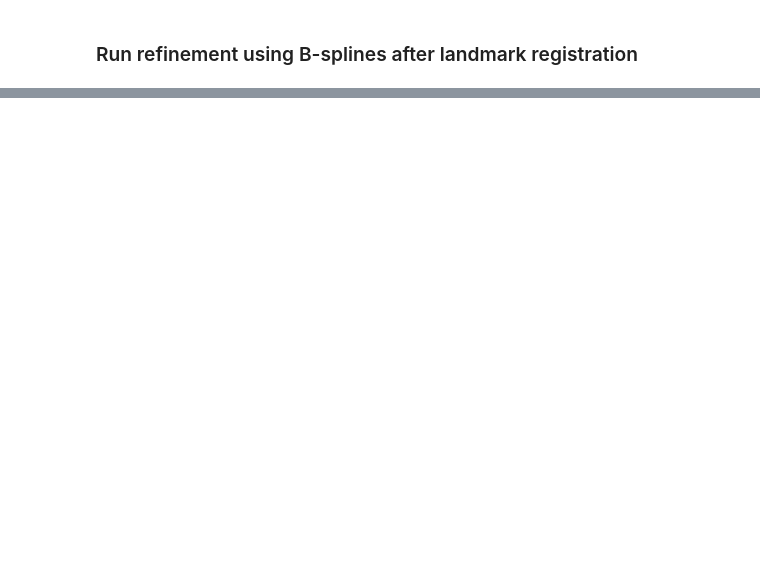
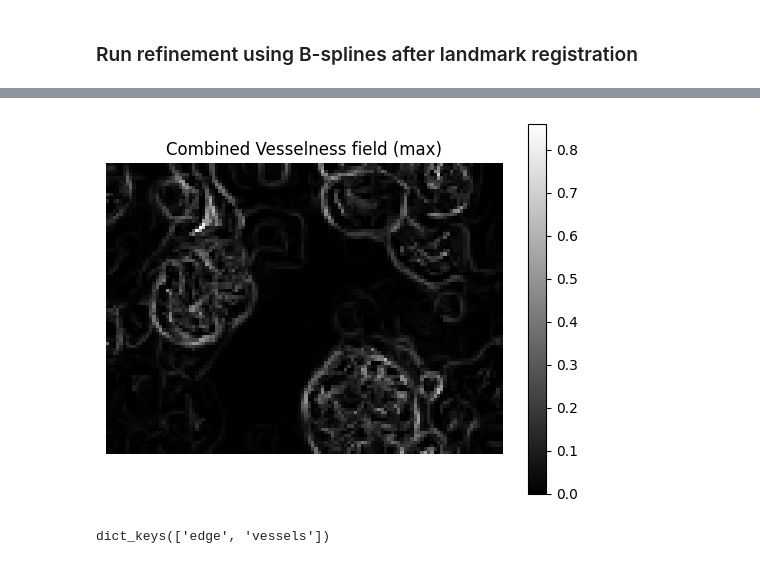
Before and after one commit to krastegar/MALDI_Metabolomics, a Jupyter notebook: notebooks/test_data.ipynb, the cells around one changed output, grey strips where cells are left out. Cells and saved outputs as stored; diff of their text form; code cells hidden in the pictures; blank space fills up the shorter version.

```diff
--- a/notebooks/test_data.ipynb
+++ b/notebooks/test_data.ipynb
@@ -728,0 +836,29 @@ plt.show()
+# %%
+def combine_component_structural_fields(component_fields: list) -> dict:
+    """Combine per-component structural fields without averaging intensities."""
+
+    # combine the component fields into 1 stack per feature
+    edge_stack = np.stack([f["edge"] for f in component_fields], axis=0)
+    vessel_stack = np.stack([f["vessels"] for f in component_fields], axis=0)
+
+    # grabbing the max from the stack of structural features
+    edge = edge_stack.max(axis=0)
+    vesselness = vessel_stack.max(axis=0)
+
+
+    return {
+        "edge": edge,
+        "vessels": vesselness
+    }
+
+structural_combine = "max" # or "weighted_mean"
+structural_fields = combine_component_structural_fields(component_fields)
+plt.imshow(structural_fields["vessels"], cmap="gray")
+plt.colorbar()
+plt.title(f"Combined Vesselness field ({structural_combine})")
+plt.axis("off")
+plt.show()
+print(structural_fields.keys())
+# %% [output]
+[figure, added]
+dict_keys(['edge', 'vessels'])
```
Also changed, not shown: parts of 33 cells of this notebook, 1 other file.
